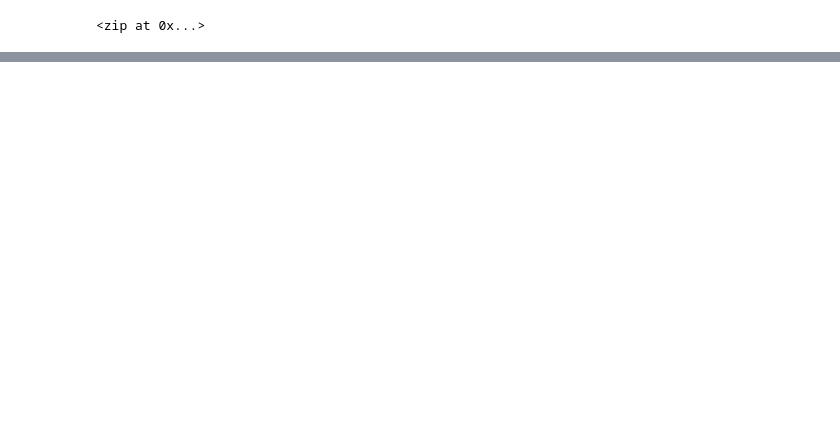
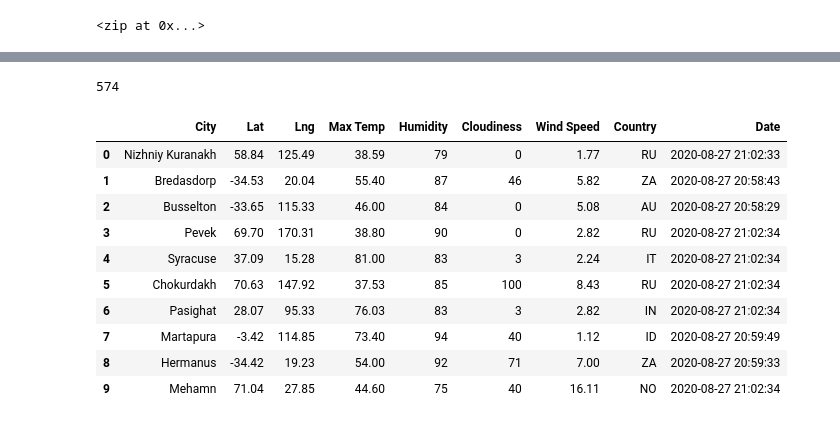
Before and after one commit to Alawler12/World_weather_analysis, a Jupyter notebook: WeatherPy.ipynb, the cells around one changed output, grey strips where cells are left out. Cells and saved outputs as stored; diff of their text form; code cells hidden in the pictures; blank space fills up the shorter version.

```diff
--- a/WeatherPy.ipynb
+++ b/WeatherPy.ipynb
@@ -42,0 +145,20 @@ len(cities)
+# %%
+len(city_data)
+# %% [output]
+574
+# %%
+# Convert the array of dictionaries to a Pandas DataFrame.
+city_data_df = pd.DataFrame(city_data)
+city_data_df.head(10)
+# %% [output]
+|  | City | Lat | Lng | Max Temp | Humidity | Cloudiness | Wind Speed | Country | Date |
+| 0 | Nizhniy Kuranakh | 58.84 | 125.49 | 38.59 | 79 | 0 | 1.77 | RU | 2020-08-27 21:02:33 |
+| 1 | Bredasdorp | -34.53 | 20.04 | 55.40 | 87 | 46 | 5.82 | ZA | 2020-08-27 20:58:43 |
+| 2 | Busselton | -33.65 | 115.33 | 46.00 | 84 | 0 | 5.08 | AU | 2020-08-27 20:58:29 |
+| 3 | Pevek | 69.70 | 170.31 | 38.80 | 90 | 0 | 2.82 | RU | 2020-08-27 21:02:34 |
+| 4 | Syracuse | 37.09 | 15.28 | 81.00 | 83 | 3 | 2.24 | IT | 2020-08-27 21:02:34 |
+| 5 | Chokurdakh | 70.63 | 147.92 | 37.53 | 85 | 100 | 8.43 | RU | 2020-08-27 21:02:34 |
+| 6 | Pasighat | 28.07 | 95.33 | 76.03 | 83 | 3 | 2.82 | IN | 2020-08-27 21:02:34 |
+| 7 | Martapura | -3.42 | 114.85 | 73.40 | 94 | 40 | 1.12 | ID | 2020-08-27 20:59:49 |
+| 8 | Hermanus | -34.42 | 19.23 | 54.00 | 92 | 71 | 7.00 | ZA | 2020-08-27 20:59:33 |
+| 9 | Mehamn | 71.04 | 27.85 | 44.60 | 75 | 40 | 16.11 | NO | 2020-08-27 21:02:34 |
```
Also changed, not shown: parts of 8 cells of this notebook, 2 other files.
